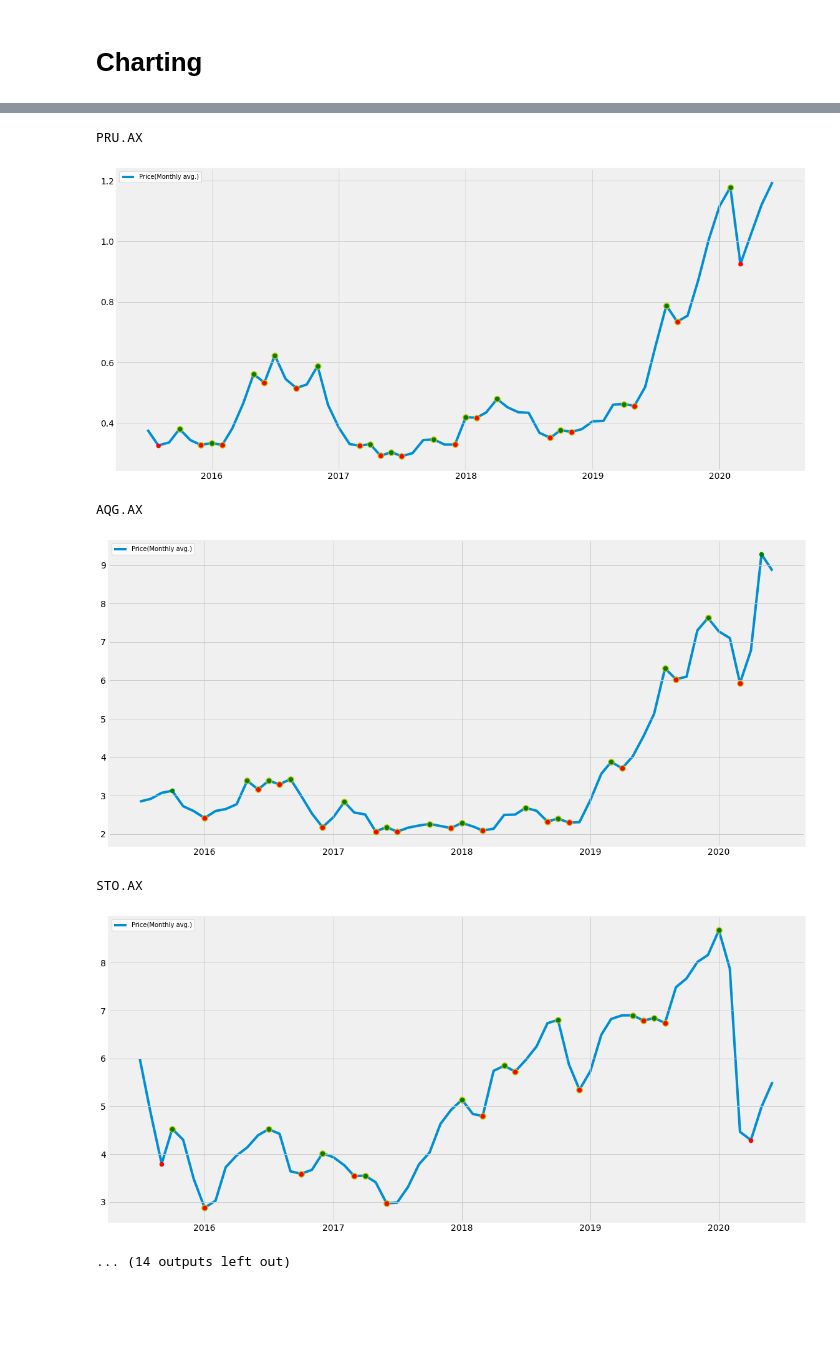
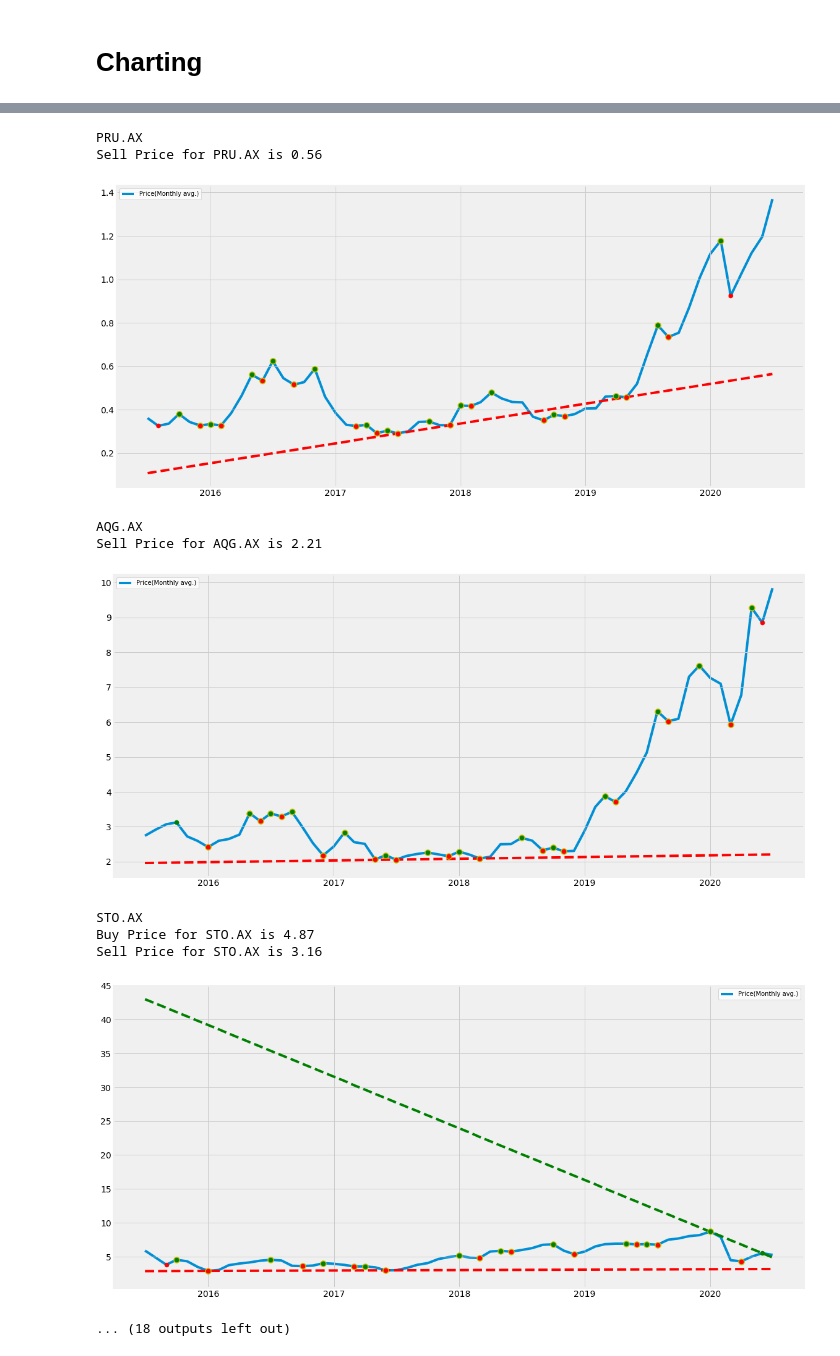
Before and after one commit to Andre-Bravo/Stock-LT-Technical-Analysis, a Jupyter notebook: TickerCharting.ipynb, the cells around one changed output, grey strips where cells are left out. Cells and saved outputs as stored; diff of their text form; code cells hidden in the pictures; blank space fills up the shorter version.

Commit message:
Sell Line Add

```diff
--- a/TickerCharting.ipynb
+++ b/TickerCharting.ipynb
@@ -36,8 +36,7 @@ def PlotTimeSeries(ticker, years_ago=5, months_ago=0):
     BothSeries = pd.concat([MinSeries, MaxSeries]).sort_index()
     MaxMaxSeries = BothSeries[(BothSeries.shift(1) < BothSeries) & (BothSeries.shift(-1) < BothSeries)]
     MinMinSeries = BothSeries[(BothSeries.shift(1) > BothSeries) & (BothSeries.shift(-1) > BothSeries)]
-    #3PTL Line
-    #3PTL Line
+    #3PTL Buy Line
     X = list()
     Y = list()
     x_1_date = MaxSeries.idxmax()
@@ -45,22 +44,48 @@ def PlotTimeSeries(ticker, years_ago=5, months_ago=0):
     X.append(x_1)
     Y.append(MaxSeries.max())
     try:
-        x_2_date = MaxSeries[MaxSeries.index > MaxSeries.idxmax()].idxmax()
+        x_2_date = MaxSeries[MaxSeries.index > x_1_date].idxmax()
         x_2 = closeHist[closeHist.index==x_2_date].x_index.iloc[0]
         X.append(x_2)
-        Y.append(MaxSeries[MaxSeries.index > MaxSeries.idxmax()].max())
+        Y.append(MaxSeries[MaxSeries.index > x_1_date].max())
     except ValueError:
         pass
+    #3PTL Sell Line
+    X2 = list()
+    Y2 = list()
+    x2_1_date = MinSeries.idxmin()
+    x2_1 = closeHist[closeHist.index==x2_1_date].x_index.iloc[0]
+    X2.append(x2_1)
+    Y2.append(MinSeries.min())
+    try:
+        x2_2_date = MinSeries[MinSeries.index > x2_1_date].idxmin()
+        x2_2 = closeHist[closeHist.index==x2_2_date].x_index.iloc[0]
+        X2.append(x2_2)
+        Y2.append(MinSeries[MinSeries.index > x2_1_date].min())
+    except ValueError:
+        pass
+
     plt.figure(figsize=[20,9])
     with plt.style.context('fivethirtyeight'):
         plt.plot(closeHist['Price(Monthly avg.)'], zorder=0)
         if len(X) < 2:
             pass
         else:
-            ThreePt = drawLine2P(x=X,y=Y,xlims=[closeHist['x_index'].values.min(),
+            ThreePtB = drawLine2P(x=X,y=Y,xlims=[closeHist['x_index'].values.min(),
                                       closeHist['x_index'].values.max()+1])
-            plt.plot(closeHist.index, ThreePt[1],
+            print('Buy Price for', ticker, 'is', round(ThreePtB[1][-1], 2))
+            plt.plot(closeHist.index, ThreePtB[1],
                      c='g', linestyle='dashed')
+
+        if len(X2) < 2:
+            pass
+        else:
+            ThreePtS = drawLine2P(x=X2,y=Y2,xlims=[closeHist['x_index'].values.min(),
+                                      closeHist['x_index'].values.max()+1])
+            print('Sell Price for', ticker, 'is', round(ThreePtS[1][-1], 2))
+            plt.plot(closeHist.index, ThreePtS[1],
+                     c='r', linestyle='dashed')
+
         plt.scatter(MinSeries.index,
                     MinSeries,
                     c='r', s=50, zorder=10)
@@ -95,6 +120,8 @@ RRL.AX
 HAW.AX
 MRC.AX
 KRM.AX
-GEAR.AX""")
+GEAR.AX
+AGD.AX
+MML.AX""")
 # %% [output]
 FMG.AX
@@ -106,7 +136,11 @@ SFC.AX
 PRU.AX
+Sell Price for PRU.AX is 0.56
-[figure, old version]
+[figure, new version]
 AQG.AX
+Sell Price for AQG.AX is 2.21
-[figure, old version]
+[figure, new version]
 STO.AX
+Buy Price for STO.AX is 4.87
+Sell Price for STO.AX is 3.16
-[figure, old version]
+[figure, new version]
-... (14 outputs left out)
+... (18 outputs left out)
```
Also changed, not shown: parts of 1 cell of this notebook.
